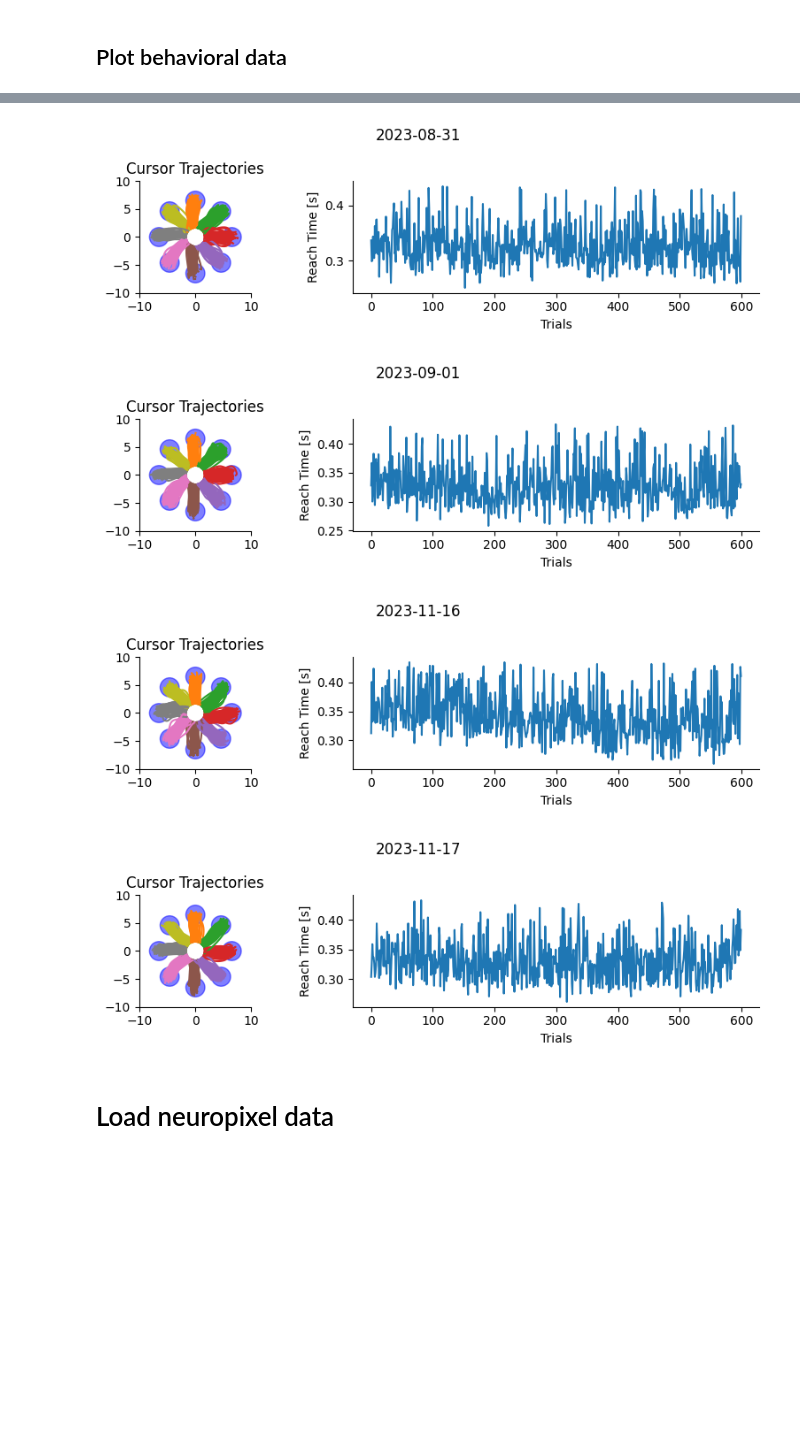
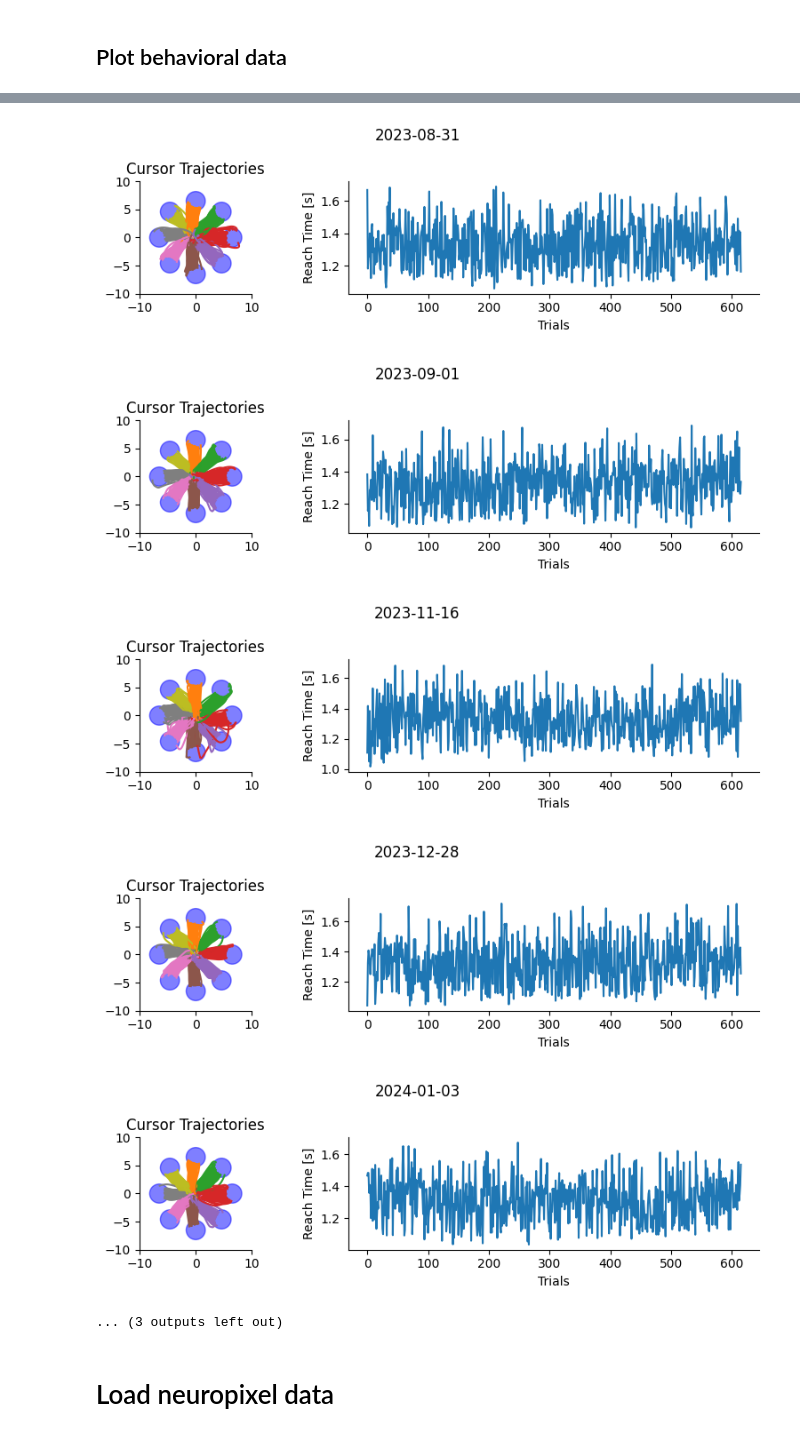
Before and after one commit to rcanfield2/ecog_np_targeting, a Jupyter notebook: preprocess_data.ipynb, the cells around one changed output, grey strips where cells are left out. Saved outputs shown, nothing was run; the diff lists cells and outputs as text; code cells hidden in the pictures; blank space fills up the shorter version.

```diff
--- a/preprocess_data.ipynb
+++ b/preprocess_data.ipynb
@@ -249,10 +225,9 @@ for idate, date in enumerate(tqdm(dates)):
 # %%
 # Get specs of loaded data
-cursor_samplerate = exp_metadata['cursor_interp_samplerate']
-n_mctrials = [len(cursor_traj[i]) for i in range(len(cursor_traj))]
-ntargets = len(np.unique(target_idx[0]))
-unique_targets = aopy.data.bmi3d.get_target_locations(data_path_preproc, subject, me.id, me.date.date(), np.unique(target_idx[-1]))
+reach_times = np.array(df['duration'][df['reward']])
+n_mctrials = [len(df[(df['date']==date)*df['reward']]) for date in dates]
+ntargets = len(np.unique(np.array(df['target_idx'][df['reward']])))
+unique_targets = aopy.data.bmi3d.get_target_locations(data_path_preproc, subject, df['te_id'][0], df['date'][0], np.unique(df['target_idx']))
 reach_time_thresh = np.median(np.hstack(reach_times)) + (np.median(np.hstack(reach_times))-np.min(np.hstack(reach_times)))
-good_trial_idx1 = [reach_times[id] <= reach_time_thresh for id in range(len(reach_times))]
-# good_trial_idx = [aopy.analysis.base.find_outliers(reach_times[id].reshape(-1, 1), reach_time_std_thresh)[0] for id in range(len(reach_times))]
+good_trial_idx1 = df['duration'] <= reach_time_thresh # Labels for reach trials less than the max time (doesn't
 # %%
@@ -284,15 +260,17 @@ plt.show()
 # %% [markdown]
 ## Plot behavioral data
 # %%
-# Without bad trials removed
+# All trials
+samplerate = 1000
+go_cue_idx = np.ceil((df['go_cue_time'] - df['start_time'])*samplerate).astype(int)
+trial_end_idx = np.ceil((df['reach_end_time'] - df['start_time'])*samplerate).astype(int)
 for idate, date in enumerate(dates):
 
     fig, ax = plt.subplot_mosaic("ABB;ACC",figsize=(8,2.5))
-    labels=target_idx[idate].astype(int)
-    style = plt.cycler(color=[colors[i] for i in labels])
-    ax['A'].set_prop_cycle(style)
-    aopy.visualization.plot_trajectories(cursor_traj[idate],  ax=ax['A'])
-    aopy.visualization.plot_targets(unique_targets, exp_metadata['target_radius'], ax=ax['A'])
+    labels=np.array(df['target_idx'][df['date']==date])
+    traj = [temp_traj[np.array(go_cue_idx[df['date']==date])[itraj]:np.array(trial_end_idx[df['date']==date])[itraj],:] for itraj, temp_traj in enumerate(df['cursor_traj'][df['date']==date])]
+    aopy.visualization.color_trajectories(traj, labels, colors=colors, ax=ax['A'])
+    aopy.visualization.plot_targets(unique_targets, df['target_radius'][0], ax=ax['A'])
     ax['A'].set_title('Cursor Trajectories')
     ax['A'].spines.right.set_visible(False)
     ax['A'].spines.top.set_visible(False)
@@ -300,13 +278,13 @@ for idate, date in enumerate(dates):
 
     # Plot success rate
     # ax['B'].plot(np.arange(success_rate_window/2, n_mctrials[idate]-(success_rate_window/2)+1), success_rate[idate])
-    ax['B'].plot(np.arange(n_mctrials[idate]), success_rate[idate])
-    ax['B'].set(xlabel='Trials', ylabel='Success Rate [rewards/min]')
+    ax['B'].plot(np.arange(success_rate[success_rate_date_labels==date].shape[0]), success_rate[success_rate_date_labels==date])
+    ax['B'].set(xlabel='Trials', ylabel='[rew/min]')
     ax['B'].spines.right.set_visible(False)
     ax['B'].spines.top.set_visible(False)
 
     # Plot reach time
-    ax['C'].plot(reach_times[idate])
+    ax['C'].plot(np.array(df['duration'][df['date']==date]))
     ax['C'].set(xlabel='Trials', ylabel='Reach Time [s]')
     ax['C'].spines.right.set_visible(False)
     ax['C'].spines.top.set_visible(False)
@@ -330,21 +310,21 @@ for idate, date in enumerate(dates):
 # %%
 # With bad trials removed from trajectories and reach times.
-cursor_traj_clean = [[traj for itraj, traj in enumerate(cursor_traj[idate]) if good_trial_idx[idate][itraj]] for idate, _ in enumerate(dates)]
+# cursor_traj_clean = [[traj for itraj, traj in enumerate(df['cursor_traj'][df['date']==date]) if good_trial_idx[idate][itraj]] for idate, date in enumerate(dates)]
 for idate, date in enumerate(dates):
-
     fig, ax = plt.subplot_mosaic("ABB",figsize=(8,2.5))
-    labels=target_idx[idate][good_trial_idx[idate]].astype(int)
+    labels=np.array(df['target_idx'][df['date']==date])[df['good_trial'][df['date']==date]].astype(int)
     style = plt.cycler(color=[colors[i] for i in labels])
     ax['A'].set_prop_cycle(style)
-    aopy.visualization.plot_trajectories(cursor_traj_clean[idate],  ax=ax['A'])
-    aopy.visualization.plot_targets(unique_targets, exp_metadata['target_radius'], ax=ax['A'])
+    traj = [temp_traj[np.array(go_cue_idx[(df['date']==date)*df['good_trial']])[itraj]:np.array(trial_end_idx[(df['date']==date)*df['good_trial']])[itraj],:] for itraj, temp_traj in enumerate(df['cursor_traj'][(df['date']==date)*df['good_trial']])]
+    aopy.visualization.plot_trajectories(traj,  ax=ax['A'])
+    aopy.visualization.plot_targets(unique_targets, df['target_radius'][0], ax=ax['A'])
     ax['A'].set_title('Cursor Trajectories')
     ax['A'].spines.right.set_visible(False)
     ax['A'].spines.top.set_visible(False)
     ax['A'].set(xlim=(-10, 10), ylim=(-10,10), xlabel='', ylabel='')
 
     # Plot reach time
-    ax['B'].plot(reach_times[idate][good_trial_idx[idate]])
+    ax['B'].plot(np.array(df['duration'][df['date']==date])[df['good_trial'][df['date']==date]])
     ax['B'].set(xlabel='Trials', ylabel='Reach Time [s]')
     ax['B'].spines.right.set_visible(False)
     ax['B'].spines.top.set_visible(False)
@@ -363,6 +343,8 @@ for idate, date in enumerate(dates):
-[figure, old version]
+[figure, new version]
-[figure, old version]
+[figure, new version]
-[figure, old version]
+[figure, new version]
-[figure, old version]
+[figure, new version]
+[figure, added]
+... (3 outputs left out)
 # %% [markdown]
 # Load neuropixel data
```
Also changed, not shown: parts of 31 cells of this notebook, 7 other files.
